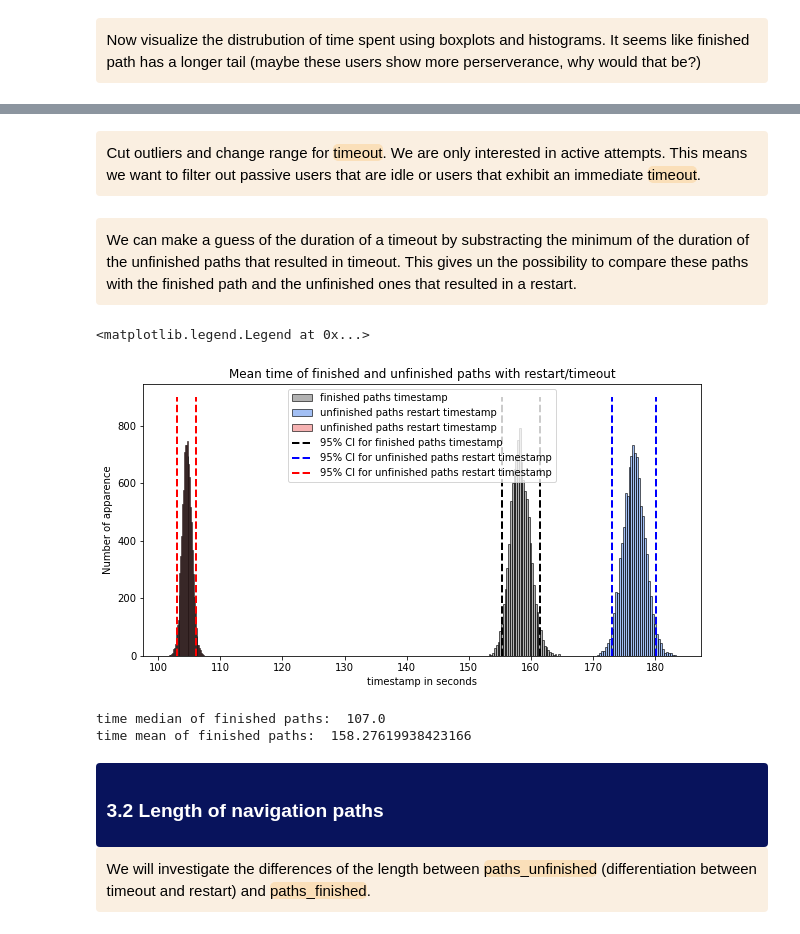
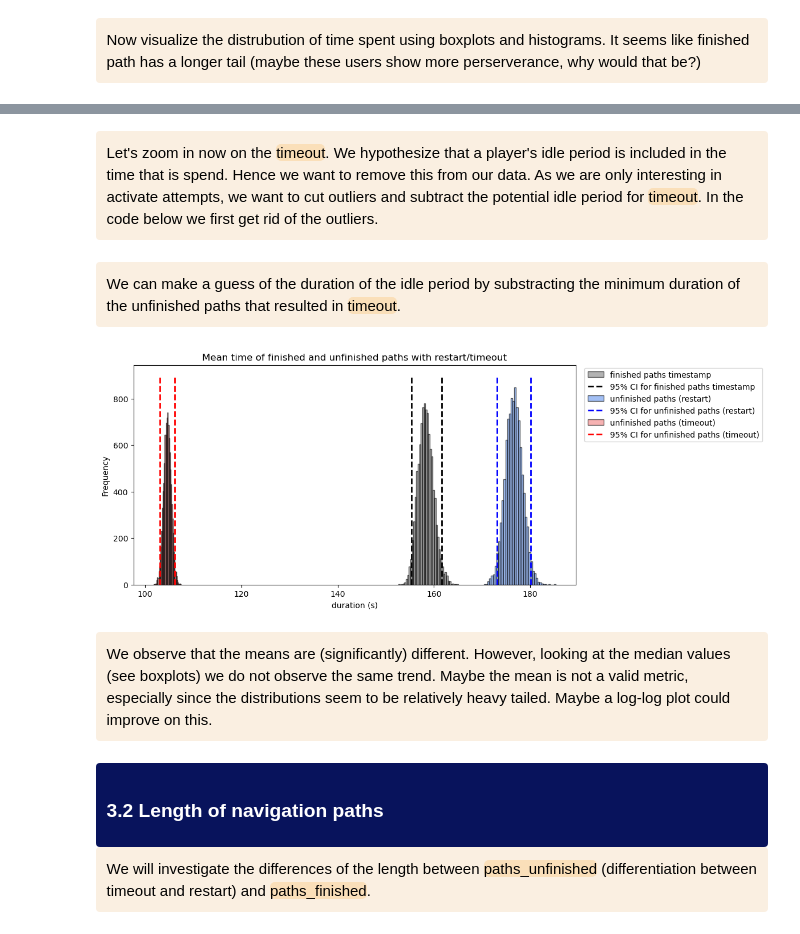
Before and after one commit to epfl-ada/ada-2022-project-7yobananaboy7, a Jupyter notebook: main.ipynb, the cells around one changed output, grey strips where cells are left out. Drawn from its saved outputs; the diff is of its cells as text; code cells hidden in the pictures.

```diff
--- a/main.ipynb
+++ b/main.ipynb
@@ -353,7 +352,7 @@ ax.set_xlim(xlim);
 </div>
 <div class="3.1 explanation" style='background-color:#faefe1; border-left: solid #darkblue 4px; border-radius: 4px; padding:0.7em;'>
     <span style="color:black">
-        Cut outliers and change range for <span style="font-family: monospace; background-color:#fadfb9; padding-left:4px; padding-right:4px; border-radius: 5px;">timeout</span>. We are only interested in active attempts. This means we want to filter out passive users that are idle or users that exhibit an immediate <span style="font-family: monospace; background-color:#fadfb9; padding-left:4px; padding-right:4px; border-radius: 5px;">timeout</span>.
+        Let's zoom in now on the <span style="font-family: monospace; background-color:#fadfb9; padding-left:4px; padding-right:4px; border-radius: 5px;">timeout</span>. We hypothesize that a player's idle period is included in the time that is spend. Hence we want to remove this from our data. As we are only interesting in activate attempts, we want to cut outliers and subtract the potential idle period for <span style="font-family: monospace; background-color:#fadfb9; padding-left:4px; padding-right:4px; border-radius: 5px;">timeout</span>. In the code below we first get rid of the outliers.
     </span>
 </div>
 # %%
@@ -372,7 +371,7 @@ unfinished_timeout_cut = unfinished_timeout_cut[unfinished_timeout_cut['duration
 </div>
 <div class="3.1 explanation" style='background-color:#faefe1; border-left: solid #darkblue 4px; border-radius: 4px; padding:0.7em;'>
     <span style="color:black">
-        We can make a guess of the duration of a timeout by substracting the minimum of the duration of the unfinished paths that resulted in timeout. This gives un the possibility to compare these paths with the finished path and the unfinished ones that resulted in a restart.
+        We can make a guess of the duration of the idle period by substracting the minimum duration of the unfinished paths that resulted in <span style="font-family: monospace; background-color:#fadfb9; padding-left:4px; padding-right:4px; border-radius: 5px;">timeout</span>.
     </span>
 </div>
 # %%
@@ -386,24 +385,24 @@ ci_notfinires, stats_notfinires = bootstrap_CI(unfinished_restart['durationInSec
 # %%
 plt.figure(figsize=(10,5))
 plt.hist(stats_finished, bins=40, edgecolor = 'k', color=colors[0][1],alpha = 0.6, label = 'finished paths timestamp')
 plt.vlines(ci_finished, 0,900, ls='--', color=colors[0][0], linewidth=2, label = '95% CI for finished paths timestamp')
-plt.hist(stats_notfinires, bins=40, edgecolor = 'k', color=colors[1][1],alpha = 0.6, label = 'unfinished paths restart timestamp')
-plt.vlines(ci_notfinires, 0,900, ls='--', color=colors[1][0], linewidth=2, label = '95% CI for unfinished paths restart timestamp')
-plt.hist(stats_notfiniti, bins=40, edgecolor = 'k', color=colors[2][1],alpha = 0.6, label = 'unfinished paths restart timestamp')
-plt.vlines(ci_notfiniti, 0,900, ls='--', color=colors[2][0], linewidth=2, label = '95% CI for unfinished paths restart timestamp')
+plt.hist(stats_notfinires, bins=40, edgecolor = 'k', color=colors[1][1],alpha = 0.6, label = 'unfinished paths (restart)')
+plt.vlines(ci_notfinires, 0,900, ls='--', color=colors[1][0], linewidth=2, label = '95% CI for unfinished paths (restart)')
+plt.hist(stats_notfiniti, bins=40, edgecolor = 'k', color=colors[2][1],alpha = 0.6, label = 'unfinished paths (timeout)')
+plt.vlines(ci_notfiniti, 0,900, ls='--', color=colors[2][0], linewidth=2, label = '95% CI for unfinished paths (timeout)')
 plt.title('Mean time of finished and unfinished paths with restart/timeout')
-plt.xlabel('timestamp in seconds')
-plt.ylabel('Number of apparence')
-plt.legend()
+plt.xlabel('duration (s)')
+plt.ylabel('Frequency')
+plt.legend(loc=(1.02, 0.65));
 # %% [output]
-<matplotlib.legend.Legend at 0x...>
-[figure, old version]
+[figure, new version]
-# %%
-print('time median of finished paths: ',paths_finished['durationInSec'].median())
-print('time mean of finished paths: ',paths_finished['durationInSec'].mean())
-# %% [output]
-time median of finished paths:  107.0
-time mean of finished paths:  158.27619938423166
+# %% [markdown]
+</div>
+<div class="3.1 explanation" style='background-color:#faefe1; border-left: solid #darkblue 4px; border-radius: 4px; padding:0.7em;'>
+    <span style="color:black">
+        We observe that the means are (significantly) different. However, looking at the median values (see boxplots) we do not observe the same trend. Maybe the mean is not a valid metric, especially since the distributions seem to be relatively heavy tailed. Maybe a log-log plot could improve on this.
+    </span>
+</div>
 # %% [markdown]
 </div>
 <div class="3.1 Header" style='background-color:#08135c; border-left: solid #darkblue 4px; border-radius: 4px; padding:0.7em;'>
```
Also changed, not shown: parts of 44 cells of this notebook.
